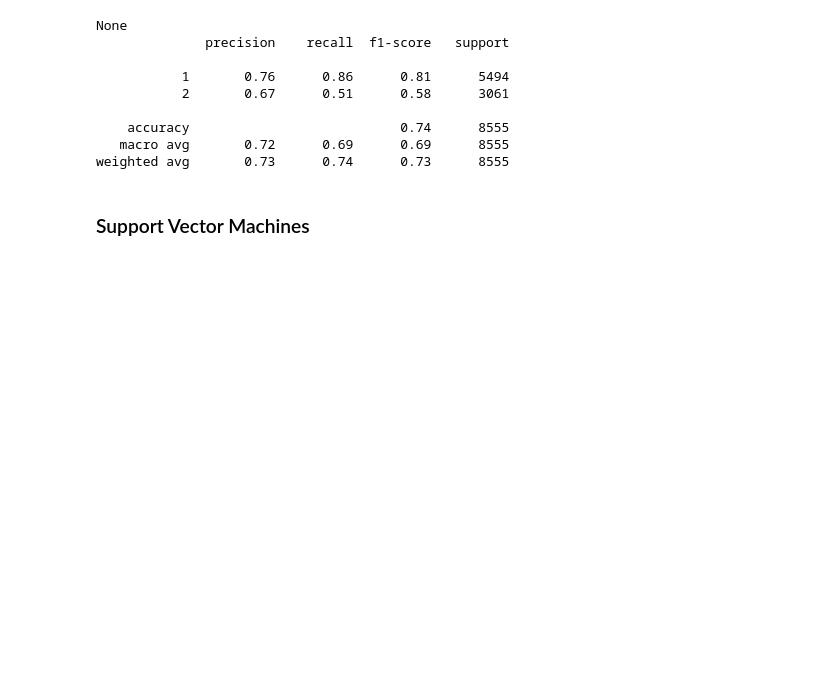
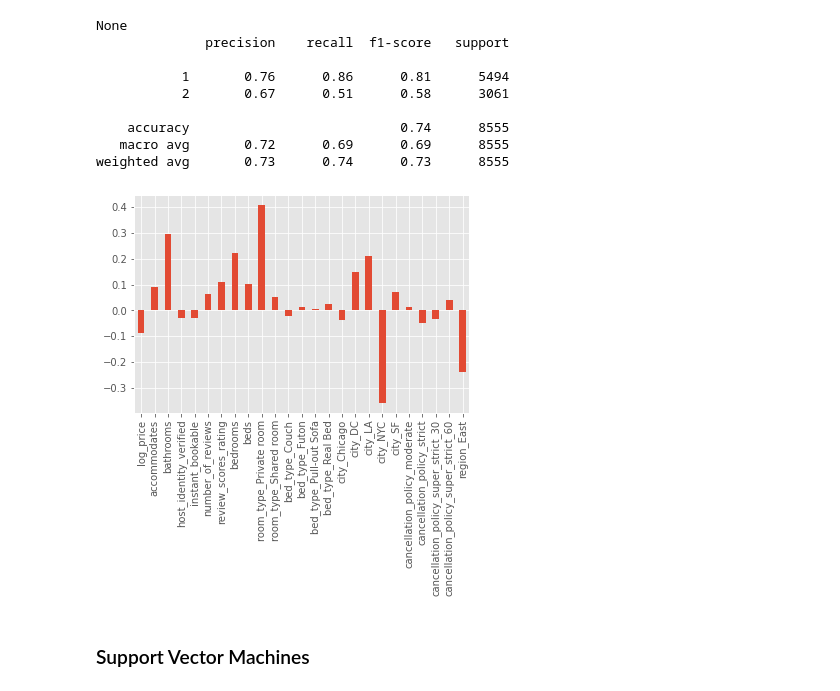
Before and after one commit to allenmiller17/SMU_7331_ML1_Project_1, a Jupyter notebook: Mini_Project_Final.ipynb, the cells around one changed output. Saved outputs shown, nothing was run; the diff lists cells and outputs as text; code cells hidden in the pictures; blank space fills up the shorter version.

Commit message:
Final version with coeff plot

```diff
--- a/Mini_Project_Final.ipynb
+++ b/Mini_Project_Final.ipynb
@@ -423,6 +423,19 @@ None
     accuracy                           0.74      8555
    macro avg       0.72      0.69      0.69      8555
 weighted avg       0.73      0.74      0.73      8555
+# %%
+#coeffient plot
+
+from matplotlib import pyplot as pyplot
+%matplotlib inline
+
+plt.style.use('ggplot')
+
+weights = pd.Series(modelFINAL.coef_[0],index=x_train.columns)
+weights.plot(kind='bar')
+plt.show()
+# %% [output]
+[figure, added]
 # %% [markdown]
 ### Support Vector Machines
 # %% [markdown]
```
